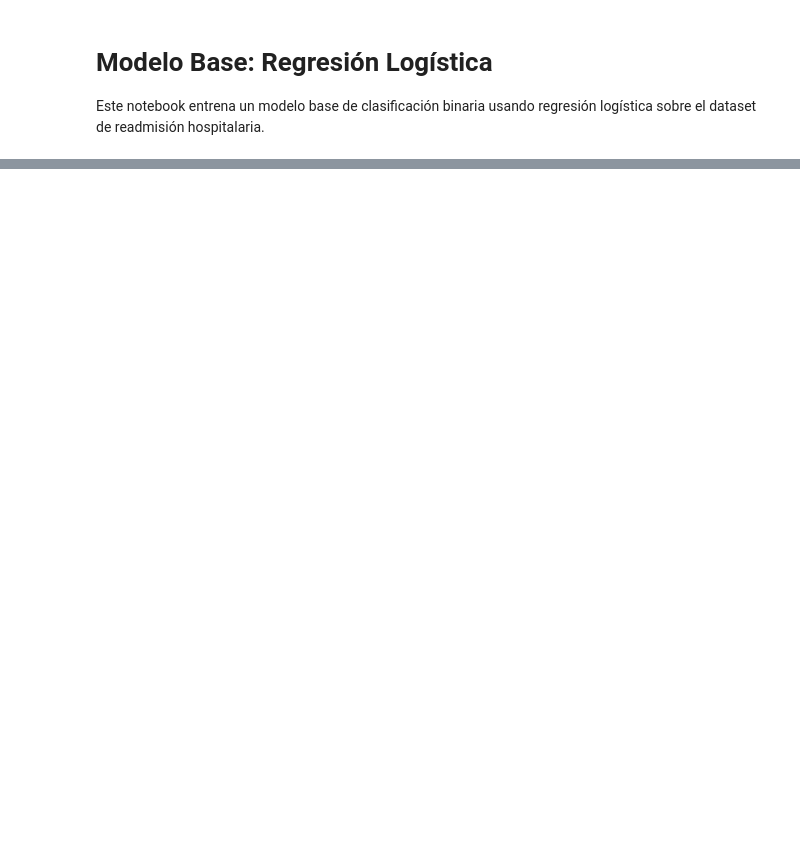
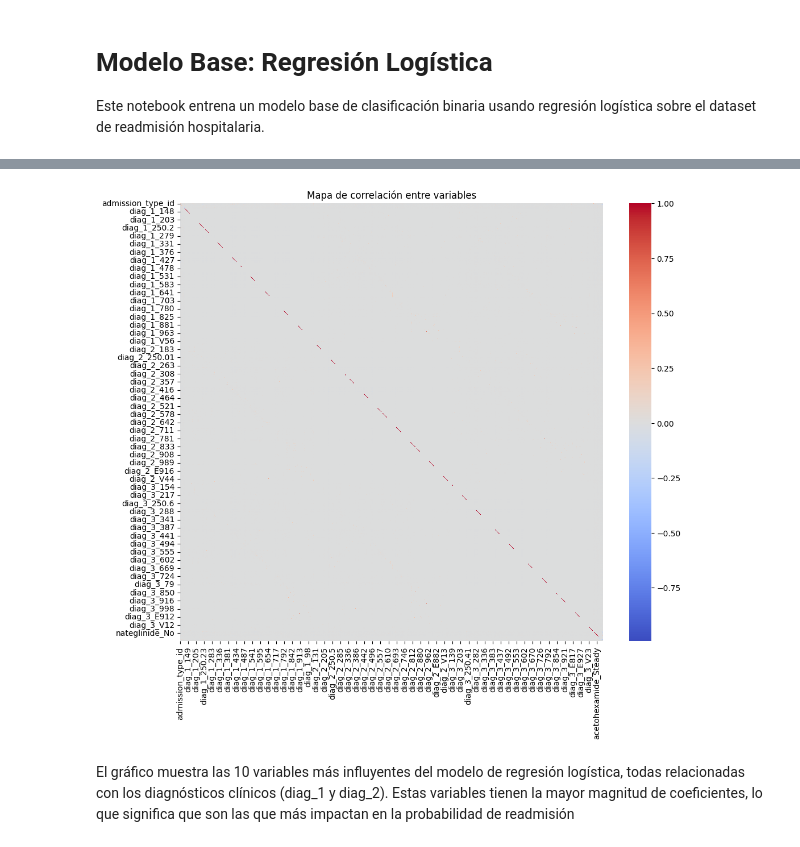
Before and after one commit to solivare/DeepNeuralNetworkUSS, a Jupyter notebook: Projects/HospitalReadmission/notebooks/ModeloBase.ipynb, the cells around one changed output, grey strips where cells are left out. Drawn from its saved outputs; the diff is of its cells as text; code cells hidden in the pictures; blank space fills up the shorter version.

```diff
--- a/Projects/HospitalReadmission/notebooks/ModeloBase.ipynb
+++ b/Projects/HospitalReadmission/notebooks/ModeloBase.ipynb
@@ -74,12 +137,12 @@ print("Accuracy test :", accuracy_score(y_test, y_test_pred))
 # %%
-# Solo variables numéricas
-import seaborn as sns
-import matplotlib.pyplot as plt
-
 plt.figure(figsize=(12, 10))
-sns.heatmap(df_encoded.corr(), annot=True, fmt='.2f', cmap='coolwarm')
+sns.heatmap(df_encoded.corr(), cmap='coolwarm')
 plt.title("Mapa de correlación entre variables")
 plt.show()
+# %% [output]
+[figure, added]
+# %% [markdown]
+El gráfico muestra las 10 variables más influyentes del modelo de regresión logística, todas relacionadas con los diagnósticos clínicos (diag_1 y diag_2). Estas variables tienen la mayor magnitud de coeficientes, lo que significa que son las que más impactan en la probabilidad de readmisión
 # %%
 # Ranking por coeficiente de regresión logística
 import numpy as np
```
Also changed, not shown: parts of 22 cells of this notebook.
